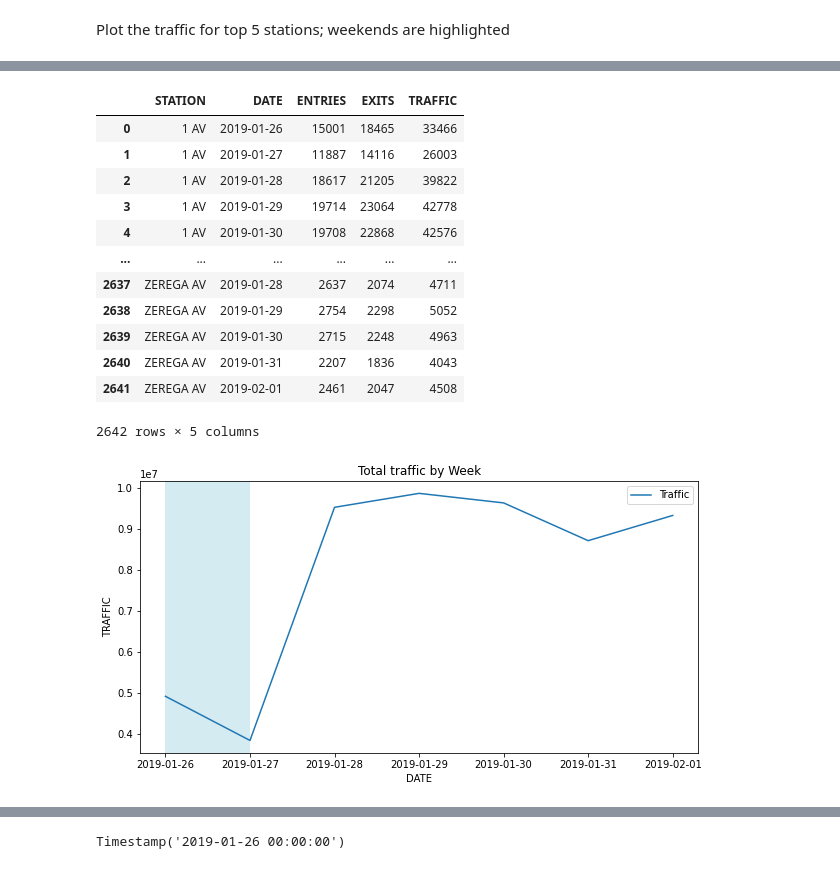
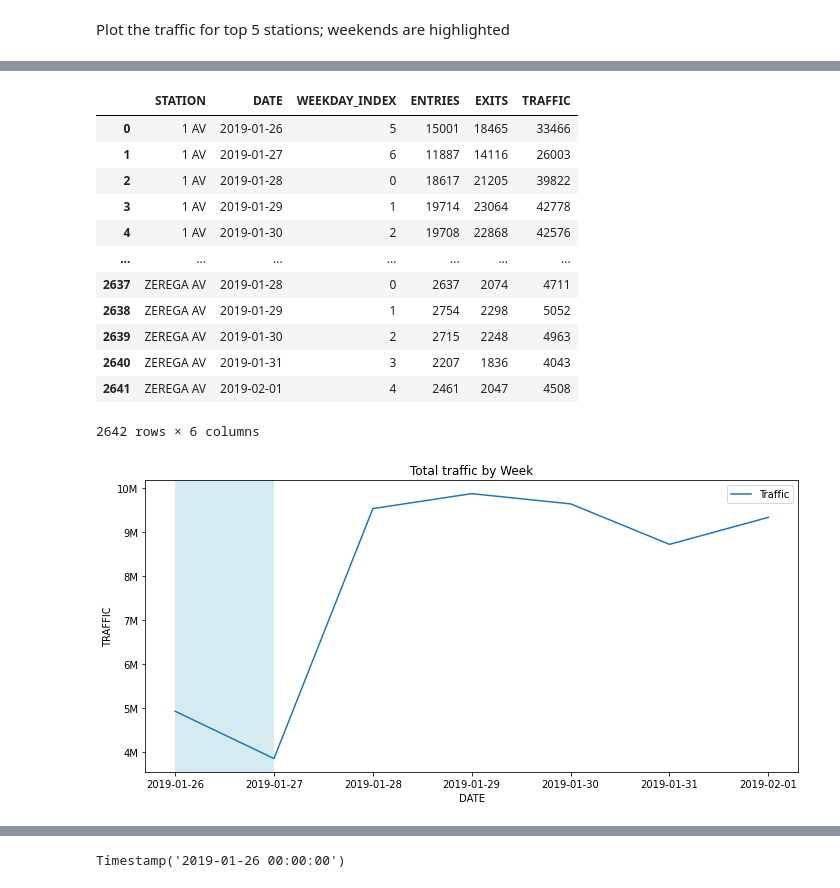
Before and after one commit to KunojiLym/metis_project_1, a Jupyter notebook: yz_project_01.ipynb, the cells around one changed output, grey strips where cells are left out. Cells and saved outputs as stored; diff of their text form; code cells hidden in the pictures.

```diff
--- a/yz_project_01.ipynb
+++ b/yz_project_01.ipynb
@@ -14,9 +19,17 @@ We read a weekly file from the MTA website to determine its structure
 # %%
+num_weeks = 1
+start_date = filedate = pd.Timestamp('2019-02-02 00:00:00')
+
 dateparse = lambda dates: [time.strptime(d, '%m/%d/%Y') for d in dates]
 
-mta_test = pd.read_csv("http://web.mta.info/developers/data/nyct/turnstile/turnstile_190202.txt", parse_dates=['DATE'])
+filelist = []
+for numfiles in range (num_weeks):
 
-##mta_test = pd.read_csv("http://web.mta.info/developers/data/nyct/turnstile/turnstile_190202.txt")
+    df = pd.read_csv('http://web.mta.info/developers/data/nyct/turnstile/turnstile_' + str(filedate.year)[2:4] + str(filedate.month).zfill(2) + str(filedate.day).zfill(2) + '.txt', parse_dates=['DATE'])
+    filelist.append(df)
+    filedate += pd.Timedelta(days=7)
+
+mta_test = pd.concat(filelist, axis=0, ignore_index=True)
 # %%
 mta_test.head()
 # %% [output]
@@ -195,6 +208,7 @@ Append weekday and traffic column to dataset
 # %%
 mta_entries_exits['WEEKDAY'] = mta_entries_exits['DATE'].dt.day_name()
 mta_entries_exits['TRAFFIC'] = mta_entries_exits['ENTRIES'] + mta_entries_exits['EXITS']
+mta_entries_exits['WEEKDAY_INDEX'] = mta_entries_exits['DATE'].dt.weekday
 # %% [markdown]
 Remove rows with erronous jumps
 # %%
@@ -202,7 +216,7 @@ mta_entries_exits = mta_entries_exits[mta_entries_exits.TRAFFIC < 50000]
 # %% [markdown]
 Group by station and date (including weekday) and flatten the resultant dataset
 # %%
-mta_bystation = mta_entries_exits.groupby(['STATION','DATE','WEEKDAY']).sum().reset_index()
+mta_bystation = mta_entries_exits.groupby(['STATION','DATE','WEEKDAY', 'WEEKDAY_INDEX']).sum().reset_index()
 # %%
 mta_bystation
 # %% [output]
@@ -353,26 +389,33 @@ for station in mta:
 # %%
 mta_bystation.groupby(['STATION','DATE']).sum().reset_index()
 # %% [output]
-|  | STATION | DATE | ENTRIES | EXITS | TRAFFIC |
-| 0 | 1 AV | 2019-01-26 | 15001 | 18465 | 33466 |
-| 1 | 1 AV | 2019-01-27 | 11887 | 14116 | 26003 |
-| 2 | 1 AV | 2019-01-28 | 18617 | 21205 | 39822 |
-| 3 | 1 AV | 2019-01-29 | 19714 | 23064 | 42778 |
-| 4 | 1 AV | 2019-01-30 | 19708 | 22868 | 42576 |
-| ... | ... | ... | ... | ... | ... |
-| 2637 | ZEREGA AV | 2019-01-28 | 2637 | 2074 | 4711 |
-| 2638 | ZEREGA AV | 2019-01-29 | 2754 | 2298 | 5052 |
-| 2639 | ZEREGA AV | 2019-01-30 | 2715 | 2248 | 4963 |
-| 2640 | ZEREGA AV | 2019-01-31 | 2207 | 1836 | 4043 |
-| 2641 | ZEREGA AV | 2019-02-01 | 2461 | 2047 | 4508 |
+|  | STATION | DATE | WEEKDAY_INDEX | ENTRIES | EXITS | TRAFFIC |
+| 0 | 1 AV | 2019-01-26 | 5 | 15001 | 18465 | 33466 |
+| 1 | 1 AV | 2019-01-27 | 6 | 11887 | 14116 | 26003 |
+| 2 | 1 AV | 2019-01-28 | 0 | 18617 | 21205 | 39822 |
+| 3 | 1 AV | 2019-01-29 | 1 | 19714 | 23064 | 42778 |
+| 4 | 1 AV | 2019-01-30 | 2 | 19708 | 22868 | 42576 |
+| ... | ... | ... | ... | ... | ... | ... |
+| 2637 | ZEREGA AV | 2019-01-28 | 0 | 2637 | 2074 | 4711 |
+| 2638 | ZEREGA AV | 2019-01-29 | 1 | 2754 | 2298 | 5052 |
+| 2639 | ZEREGA AV | 2019-01-30 | 2 | 2715 | 2248 | 4963 |
+| 2640 | ZEREGA AV | 2019-01-31 | 3 | 2207 | 1836 | 4043 |
+| 2641 | ZEREGA AV | 2019-02-01 | 4 | 2461 | 2047 | 4508 |
-2642 rows × 5 columns
+2642 rows × 6 columns
 # %%
+mta_bydate = mta_bystation.groupby('DATE').sum().reset_index()
+
 fig, axs = plt.subplots(nrows=1,figsize=(10,5))
 
-sns.lineplot(data = mta_bystation.groupby('DATE').sum().reset_index(), x='DATE', y='TRAFFIC', ax=axs, label="Traffic").set(title='Total traffic by Week')
+sns.lineplot(data = mta_bydate, x='DATE', y='TRAFFIC', ax=axs, label="Traffic").set(title='Total traffic by Week')
 
-weekend_indices = p1.find_weekend_indices(mta['penn'][0].DATE.tolist())
-p1.highlight_datetimes(weekend_indices, axs, mta['penn'][0])
-plt.savefig('weekly_traffic_total.svg');
+weekend_indices = p1.find_weekend_indices(mta_bydate.DATE.tolist())
+p1.highlight_datetimes(weekend_indices, axs, mta_bydate)
+
+axs = plt.gca()
+axs.yaxis.set_major_formatter(tick.FuncFormatter(p1.reformat_large_tick_values));
+
+plt.tight_layout()
+plt.savefig('weekly_traffic_total-' + str(num_weeks) + 'wk.svg');
 # %% [output]
-[figure, old version]
+[figure, new version]
```
Also changed, not shown: parts of 13 cells of this notebook, 39 other files.
